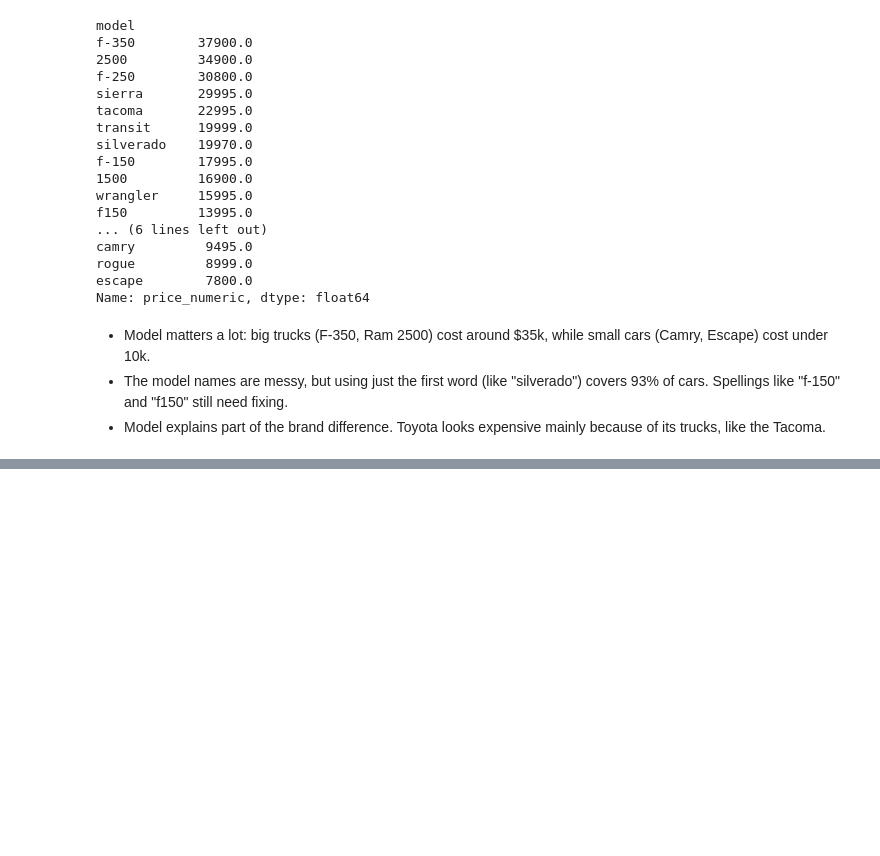
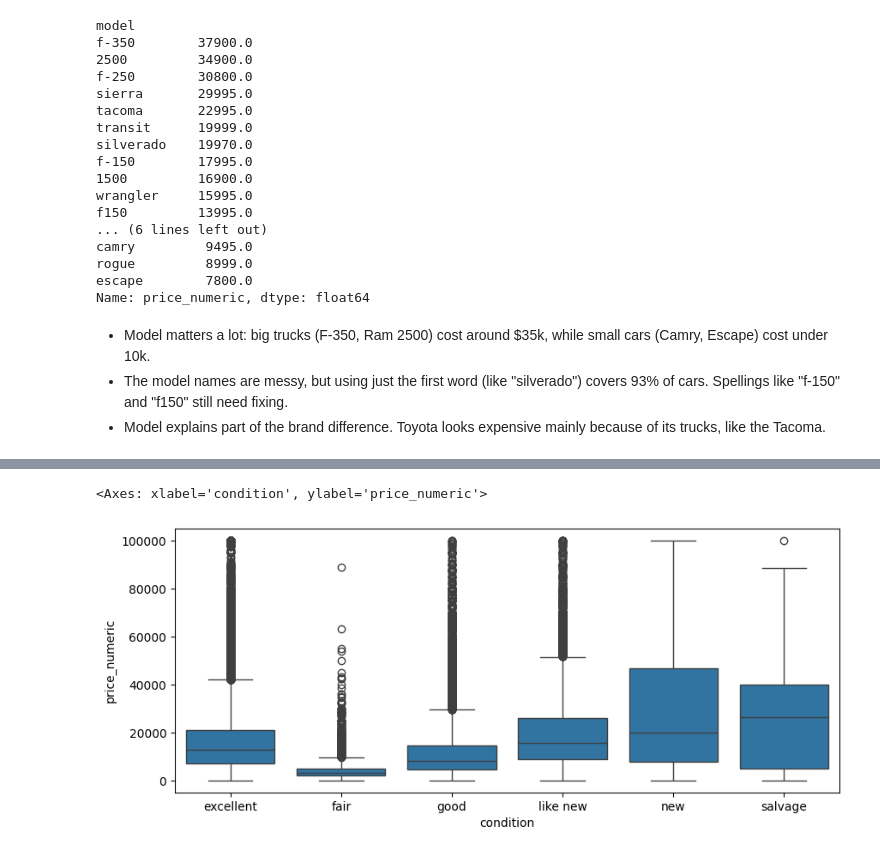
Before and after one commit to dahalaayush000-hue/Ml_journey, a Jupyter notebook: 2.Second/2.Feature_analysis.ipynb, the cells around one changed output, grey strips where cells are left out. Drawn from its saved outputs; the diff is of its cells as text; code cells hidden in the pictures; blank space fills up the shorter version.

Commit message:
Condition vs price

```diff
--- a/2.Second/2.Feature_analysis.ipynb
+++ b/2.Second/2.Feature_analysis.ipynb
@@ -471,0 +529,6 @@ Name: price_numeric, dtype: float64
+# %%
+plt.figure(figsize=(10, 4))
+sns.boxplot(x=plot_df['condition'], y=plot_df['price_numeric'])
+# %% [output]
+<Axes: xlabel='condition', ylabel='price_numeric'>
+[figure, added]
```
Also changed, not shown: parts of 12 cells of this notebook.
